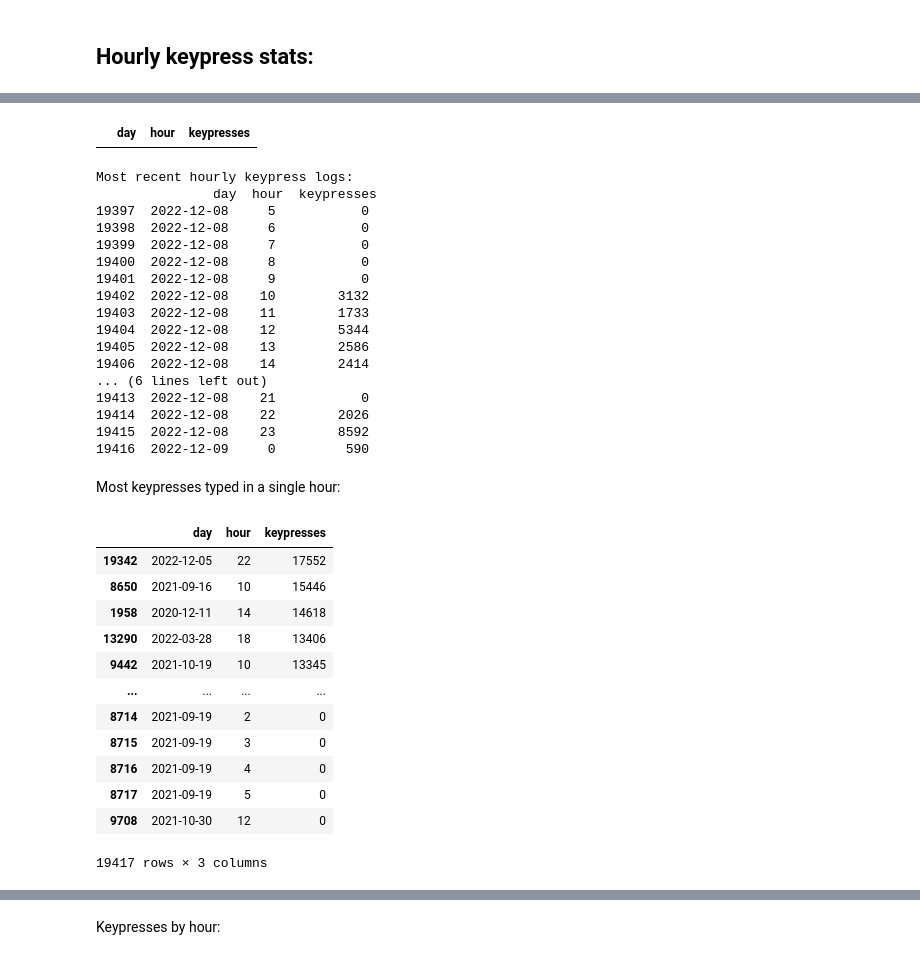
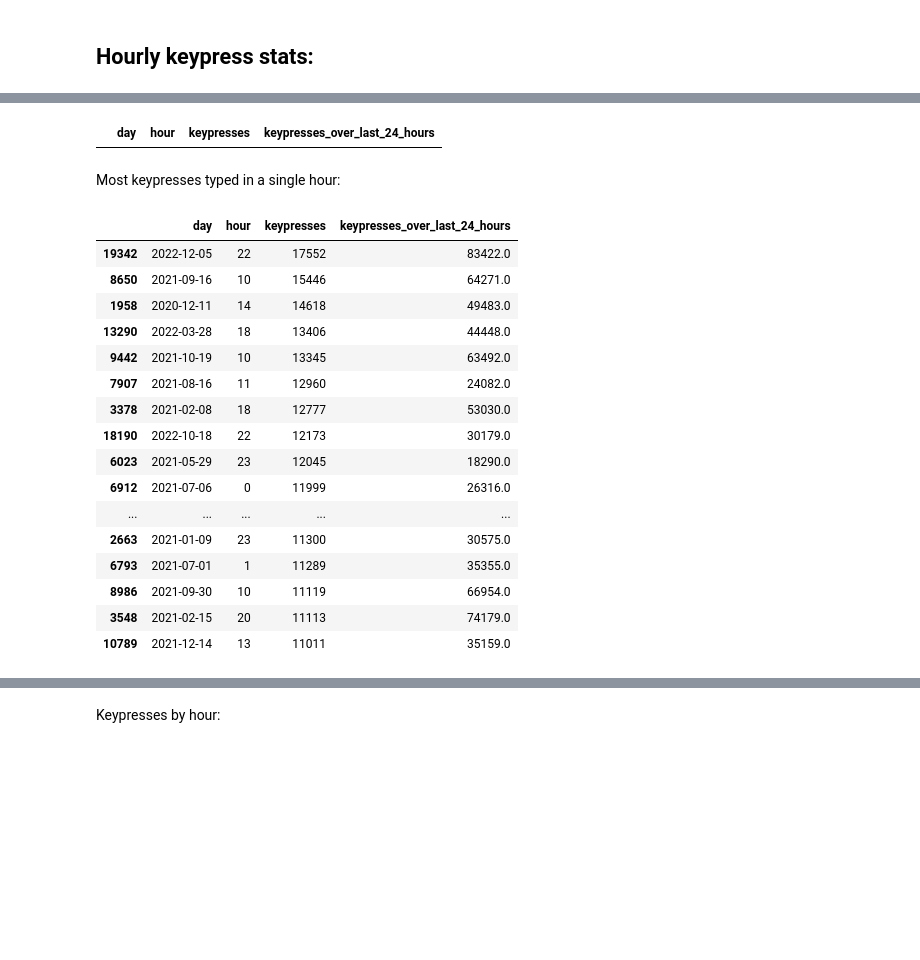
Before and after one commit to kburchfiel/fitbit_steps_and_whatpulse_keypresses_comparison, a Jupyter notebook: whatpulse_viewer_v2.ipynb, the cells around one changed output, grey strips where cells are left out. Saved outputs shown, nothing was run; the diff lists cells and outputs as text; code cells hidden in the pictures; blank space fills up the shorter version.

Commit message:
Updated hourly table code

```diff
--- a/whatpulse_viewer_v2.ipynb
+++ b/whatpulse_viewer_v2.ipynb
@@ -732,0 +734,3 @@ df_hourly_keypresses
+# %%
+last_date_for_hourly_keypress_log = last_date + datetime.timedelta(days = 1)
+last_date_for_hourly_keypress_log
@@ -733,5 +750,5 @@ df_hourly_keypresses
 # %%
-full_hourly_date_range = pd.date_range(start = first_date, end = last_date, freq = 'H')
+full_hourly_date_range = pd.date_range(start = first_date, end = last_date_for_hourly_keypress_log, freq = 'H')
 df_hourly_keypresses = df_hourly_keypresses.reindex(full_hourly_date_range)
 df_hourly_keypresses['keypresses'].fillna(0, inplace = True)
 df_hourly_keypresses['keypresses'] = df_hourly_keypresses['keypresses'].astype('int')
@@ -755,4 +772,3 @@ df_hourly_keypresses
 # %%
+df_hourly_keypresses = df_hourly_keypresses[df_hourly_keypresses.index < pd.Timestamp.now()].copy()
 df_hourly_keypresses.reset_index(drop=True,inplace=True)
-
-df_hourly_keypresses
@@ -772,0 +775,3 @@ df_hourly_keypresses
+# %%
+df_hourly_keypresses['keypresses_over_last_24_hours'] = df_hourly_keypresses['keypresses'].rolling(24).sum()
+df_hourly_keypresses
@@ -773,42 +835,26 @@ df_hourly_keypresses
 # %%
 df_hourly_keypresses[df_hourly_keypresses.duplicated(subset = ['day', 'hour'], keep = False)]
 # %% [output]
-|  | day | hour | keypresses |
+|  | day | hour | keypresses | keypresses_over_last_24_hours |
-# %%
-print("Most recent hourly keypress logs:\n",df_hourly_keypresses.iloc[-20:])
-# %% [output]
-Most recent hourly keypress logs:
-               day  hour  keypresses
-19397  2022-12-08     5           0
-19398  2022-12-08     6           0
-19399  2022-12-08     7           0
-19400  2022-12-08     8           0
-19401  2022-12-08     9           0
-19402  2022-12-08    10        3132
-19403  2022-12-08    11        1733
-19404  2022-12-08    12        5344
-19405  2022-12-08    13        2586
-19406  2022-12-08    14        2414
-... (6 lines left out)
-19413  2022-12-08    21           0
-19414  2022-12-08    22        2026
-19415  2022-12-08    23        8592
-19416  2022-12-09     0         590
 # %% [markdown]
 Most keypresses typed in a single hour:
 # %%
-df_hourly_keypresses.sort_values('keypresses', ascending = False)
+df_hourly_keypresses.sort_values('keypresses', ascending = False).head(20)
 # %% [output]
-|  | day | hour | keypresses |
-| 19342 | 2022-12-05 | 22 | 17552 |
-| 8650 | 2021-09-16 | 10 | 15446 |
-| 1958 | 2020-12-11 | 14 | 14618 |
-| 13290 | 2022-03-28 | 18 | 13406 |
-| 9442 | 2021-10-19 | 10 | 13345 |
-| ... | ... | ... | ... |
-| 8714 | 2021-09-19 | 2 | 0 |
-| 8715 | 2021-09-19 | 3 | 0 |
-| 8716 | 2021-09-19 | 4 | 0 |
-| 8717 | 2021-09-19 | 5 | 0 |
-| 9708 | 2021-10-30 | 12 | 0 |
+|  | day | hour | keypresses | keypresses_over_last_24_hours |
+| 19342 | 2022-12-05 | 22 | 17552 | 83422.0 |
+| 8650 | 2021-09-16 | 10 | 15446 | 64271.0 |
+| 1958 | 2020-12-11 | 14 | 14618 | 49483.0 |
+| 13290 | 2022-03-28 | 18 | 13406 | 44448.0 |
+| 9442 | 2021-10-19 | 10 | 13345 | 63492.0 |
+| 7907 | 2021-08-16 | 11 | 12960 | 24082.0 |
+| 3378 | 2021-02-08 | 18 | 12777 | 53030.0 |
+| 18190 | 2022-10-18 | 22 | 12173 | 30179.0 |
+| 6023 | 2021-05-29 | 23 | 12045 | 18290.0 |
+| 6912 | 2021-07-06 | 0 | 11999 | 26316.0 |
+| ... | ... | ... | ... | ... |
+| 2663 | 2021-01-09 | 23 | 11300 | 30575.0 |
+| 6793 | 2021-07-01 | 1 | 11289 | 35355.0 |
+| 8986 | 2021-09-30 | 10 | 11119 | 66954.0 |
+| 3548 | 2021-02-15 | 20 | 11113 | 74179.0 |
+| 10789 | 2021-12-14 | 13 | 11011 | 35159.0 |
-19417 rows × 3 columns
```
Also changed, not shown: parts of 38 cells of this notebook, 12 other files.
